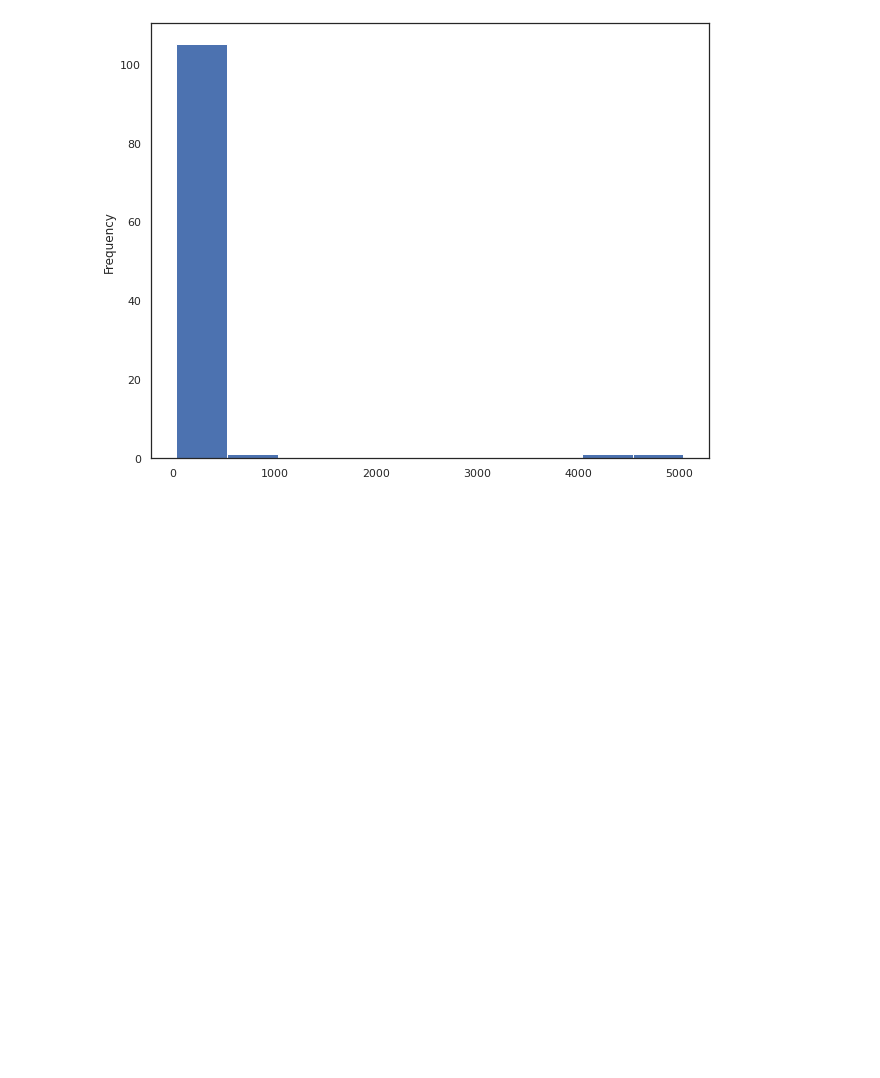
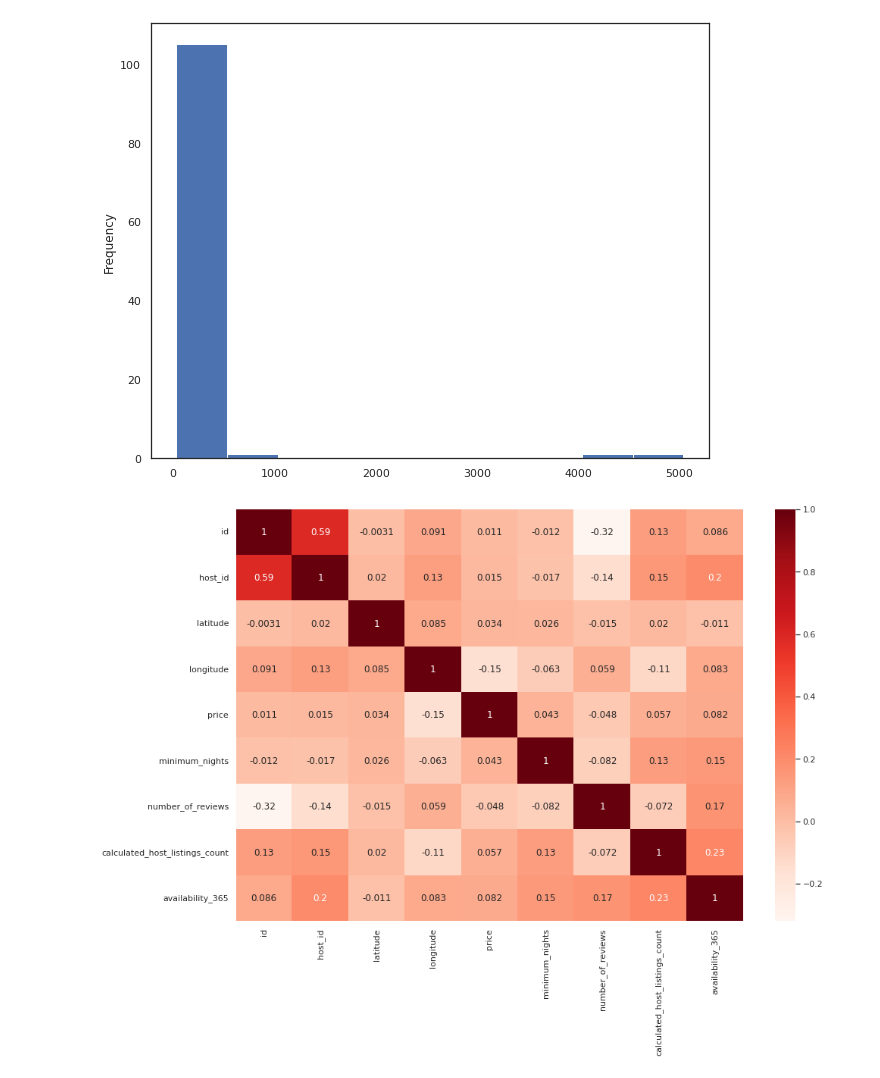
Before and after one commit to sourabhumarani/airbnb-booking, a Jupyter notebook: Airbnb_Bookings.ipynb, the cells around one changed output. Saved outputs shown, nothing was run; the diff lists cells and outputs as text; code cells hidden in the pictures; blank space fills up the shorter version.

```diff
--- a/Airbnb_Bookings.ipynb
+++ b/Airbnb_Bookings.ipynb
@@ -445,3 +461,9 @@ minimum_nights
 Name: price, Length: 108, dtype: float64
 <matplotlib.axes._subplots.AxesSubplot at 0x...>
 [figure]
+# %%
+plt.figure(figsize=(15,10))
+variable_correlation = df.corr()
+heatmap=sns.heatmap(variable_correlation ,cbar=True,annot=True, cmap="Reds")
+# %% [output]
+[figure, added]
```
Also changed, not shown: parts of 9 cells of this notebook.
